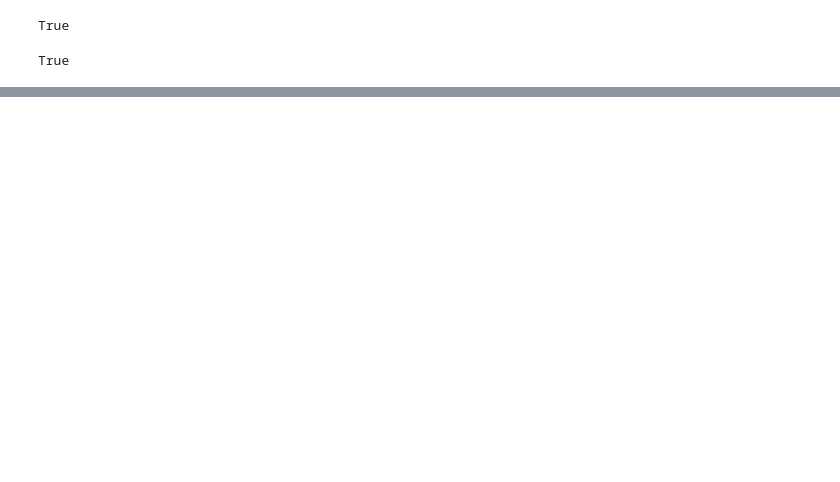
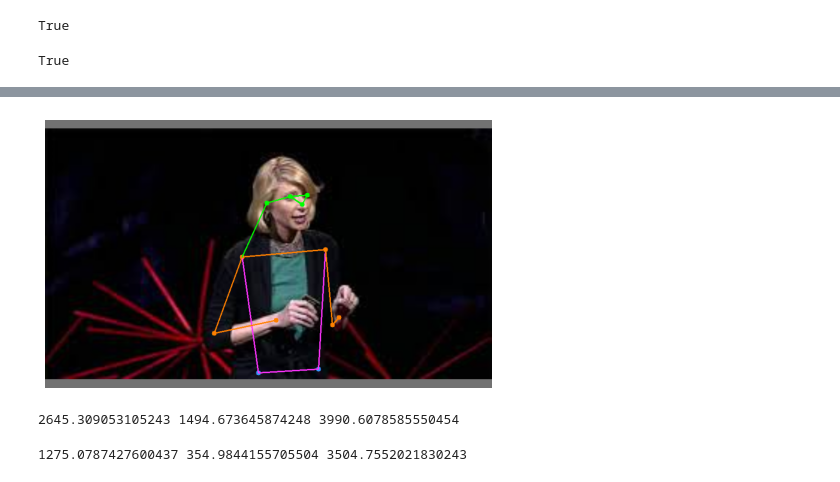
Before and after one commit to softmurata/colab_notebooks, a Jupyter notebook: animation/Thin_Plate_Spline_Motion_Model_original.ipynb, the cells around one changed output, grey strips where cells are left out. Cells and saved outputs as stored; diff of their text form; code cells hidden in the pictures; blank space fills up the shorter version.

```diff
--- a/animation/Thin_Plate_Spline_Motion_Model_original.ipynb
+++ b/animation/Thin_Plate_Spline_Motion_Model_original.ipynb
@@ -209,0 +353,11 @@ face = face_detect(image)
+# %%
+device = torch.device("cuda:0" if torch.cuda.is_available() else "cpu")
+# %%
+def load_pose_model(device):
+  weigths = torch.load('yolov7-w6-pose.pt', map_location=device)
+  model = weigths['model']
+  _ = model.float().eval()
+
+  if torch.cuda.is_available():
+      model.half().to(device)
+  return model
@@ -209,0 +396,21 @@ face = face_detect(image)
+# %%
+def show_pose(output, image):
+  nimg = image[0].permute(1, 2, 0) * 255
+  nimg = nimg.cpu().numpy().astype(np.uint8)
+  nimg = cv2.cvtColor(nimg, cv2.COLOR_RGB2BGR)
+  for idx in range(output.shape[0]):
+      plot_skeleton_kpts(nimg, output[idx, 7:].T, 3)
+  return nimg
+# %%
+# inference code
+model = load_pose_model(device)
+res, output, image = extract_kp_features('/content/ted_woman.jpeg', model, device)
+pose_img = show_pose(output, image)
+# %%
+%matplotlib inline
+plt.figure(figsize=(8,8))
+plt.axis('off')
+plt.imshow(pose_img)
+plt.show()
+# %% [output]
+[figure, added]
@@ -209,0 +449,7 @@ face = face_detect(image)
+# %%
+feval12 = calc_face_eval(pred1, pred2)
+feval13 = calc_face_eval(pred1, pred3)
+feval14 = calc_face_eval(pred1, pred4)
+print(feval12, feval13, feval14)
+# %% [output]
+2645.309053105243 1494.673645874248 3990.6078585550454
@@ -209,0 +492,7 @@ face = face_detect(image)
+# %%
+eval12 = calc_eval_kp(res1, res2)
+eval13 = calc_eval_kp(res1, res3)
+eval14 = calc_eval_kp(res1, res4)
+print(eval12, eval13, eval14)
+# %% [output]
+1275.0787427600437 354.9844155705504 3504.7552021830243
```
Also changed, not shown: parts of 38 cells of this notebook.
